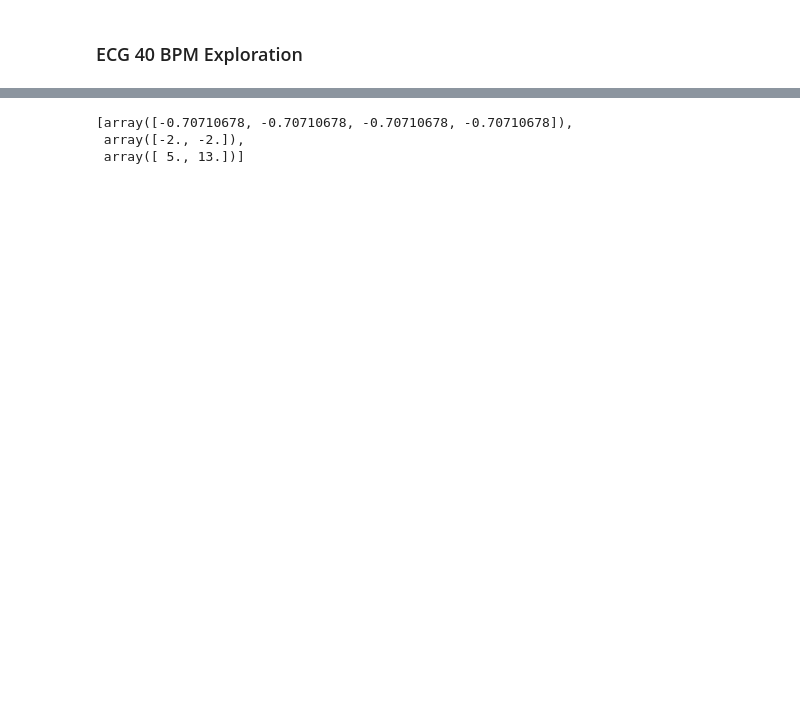
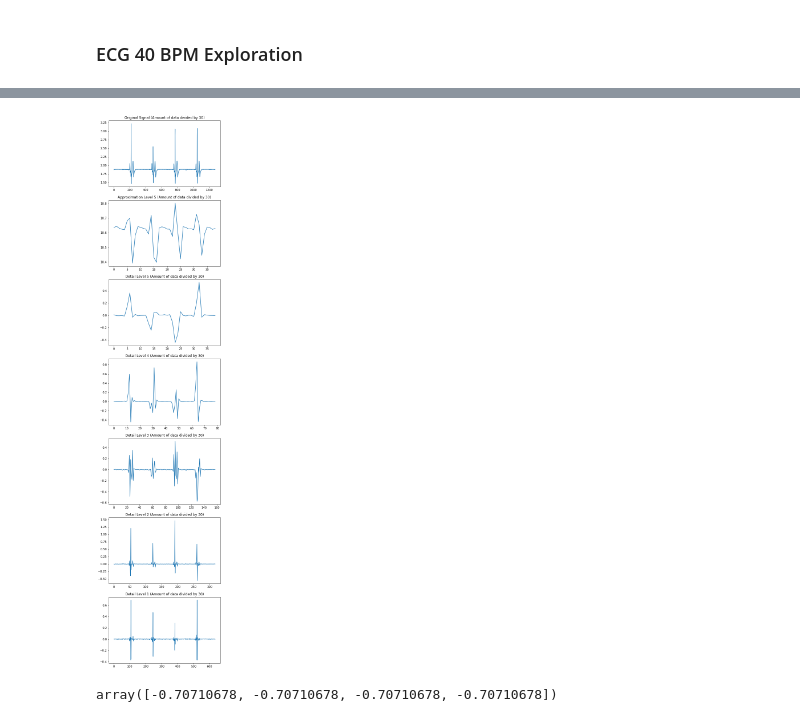
Before and after one commit to ditw11mhs/pvc-knn, a Jupyter notebook: Data Preparation.ipynb, the cells around one changed output, grey strips where cells are left out. Drawn from its saved outputs; the diff is of its cells as text; code cells hidden in the pictures; blank space fills up the shorter version.

Commit message:
Added Filter Bank Prev

```diff
--- a/Data Preparation.ipynb
+++ b/Data Preparation.ipynb
@@ -232,7 +232,12 @@ ecg40explorer.preview()
 # %%
 class Wavelet_Database:
     def __init__(self, wavelet):
-        if wavelet == "sym4":
+        if wavelet == "sym2":
+            self.wavelet = np.array([[-0.12940952255092145, 0.22414386804185735, 0.836516303737469, 0.48296291314469025],
+                                    [-0.48296291314469025, 0.836516303737469, -0.22414386804185735, -0.12940952255092145]])
+        elif wavelet == "sym3":
+            self.wavelet = np.array([[],[]])
+        elif wavelet == "sym4":
             self.wavelet = np.array([[-0.07576571478927333, -0.02963552764599851, 0.49761866763201545, 0.8037387518059161,
                                     0.29785779560527736, -0.09921954357684722, -0.012603967262037833, 0.0322231006040427],
                                     [-0.0322231006040427, -0.012603967262037833, 0.09921954357684722, 0.29785779560527736,
@@ -257,8 +262,8 @@ class Filter_Bank:
         return data[::2]
 
     def conv(self, data, filter):
-        # print(filter[0])
-        # print(filter[1])
+        # Filter 0 LPF
+        # Filter 1 HPF
         return np.convolve(data, filter[0], 'valid'), np.convolve(data, filter[1], 'valid')
 
     def DWT(self, level, max_lev=False):
@@ -277,11 +282,33 @@ class Filter_Bank:
             detail = self.drop_even_index(detail)
             decomp_list.append(detail)
         decomp_list.append(approx)
-        return decomp_list
+        return list(reversed(decomp_list))
+
+    def preview(self, level, div=1, max_lev=False):
+        decomp_list = self.DWT(level, max_lev)
+        fig = plt.figure(figsize=[7, 35])
+        ax = fig.add_subplot(len(decomp_list)+1, 1, 1)
+        ax.title.set_text(
+            "Original Signal (Amount of data divided by " + str(div) + ")")
+        ax.plot(self.data[:len(self.data)//div])
+
+        ax = fig.add_subplot(len(decomp_list)+1, 1, 2)
+        ax.title.set_text("Approximation Level "+str(level) +
+                          " (Amount of data divided by " + str(div) + ")")
+        ax.plot(decomp_list[0][:len(decomp_list[0])//div])
+
+        for i in range(len(decomp_list)-1):
+            ax = fig.add_subplot(len(decomp_list) + 1, 1, i + 3)
+            ax.title.set_text("Detail Level " + str(level-i) +
+                              " (Amount of data divided by " + str(div) + ")")
+            ax.plot(decomp_list[i+1][:len(decomp_list[i+1])//div])
+        plt.show()
-# %%
-test = Filter_Bank([1,2,3,4,5,6,7,8],'db1')
-test.DWT(2)
-# %% [output]
-[array([-0.70710678, -0.70710678, -0.70710678, -0.70710678]),
- array([-2., -2.]),
- array([ 5., 13.])]
+# %%
+test = Filter_Bank(ecg20,'sym2')
+test.preview(level=5,div=30)
+# %% [output]
+[figure, added]
+# %%
+cd1
+# %% [output]
+array([-0.70710678, -0.70710678, -0.70710678, -0.70710678])
```
Also changed, not shown: parts of 4 cells of this notebook.
